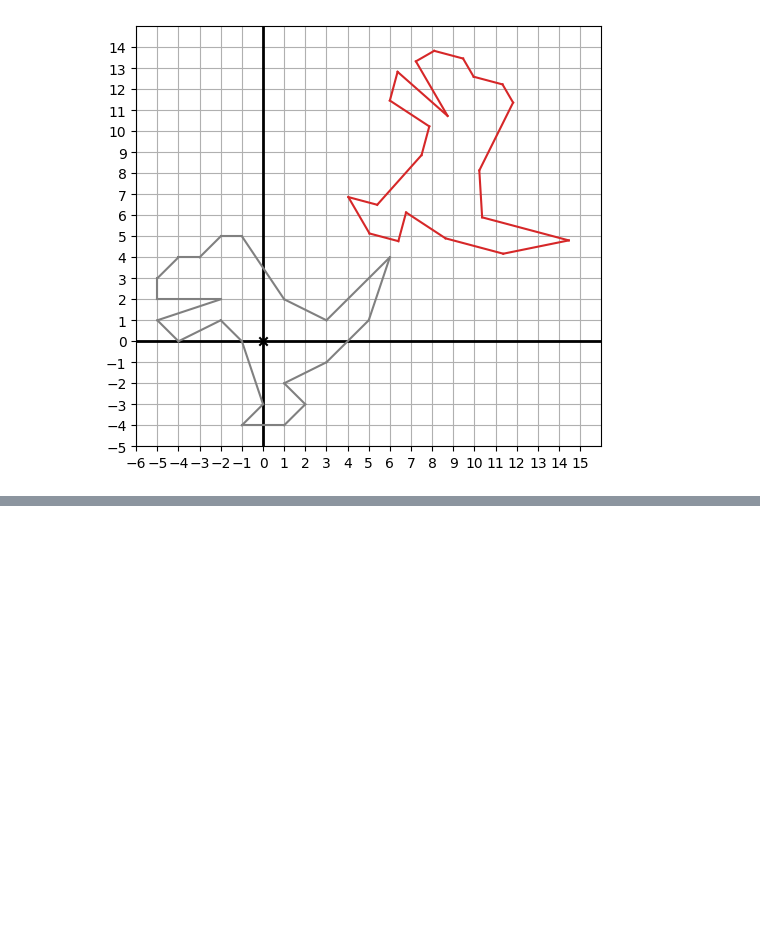
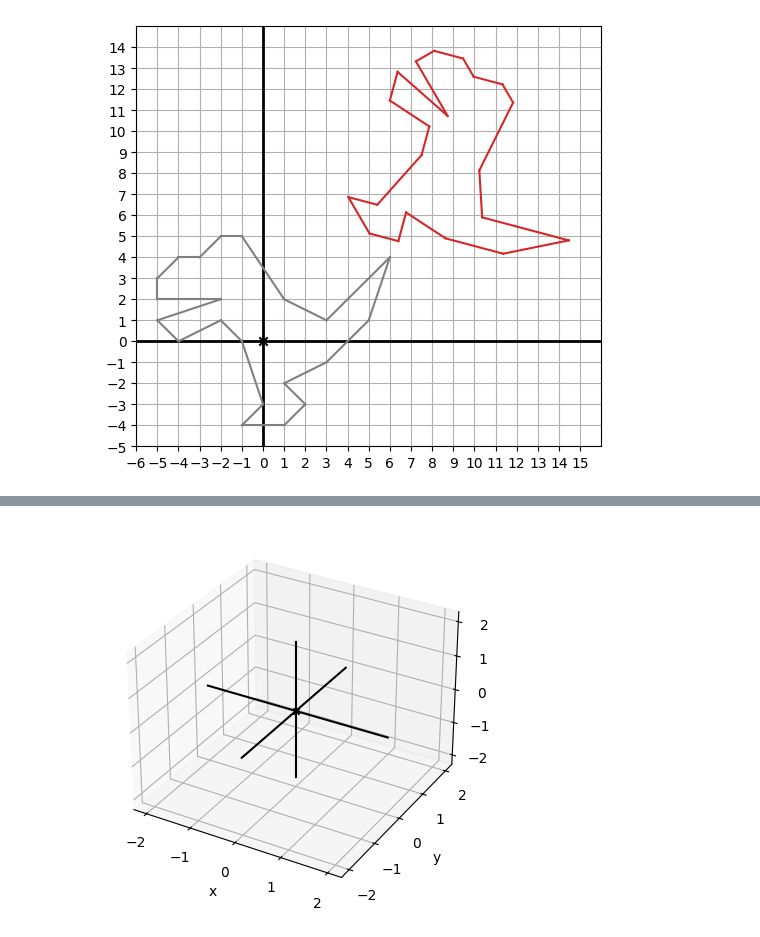
Before and after one commit to vinayakkarigar/hands-on-ML, a Jupyter notebook: fundamentals/1.1-vectors-and-graphics.ipynb, the cells around one changed output, grey strips where cells are left out. Saved outputs shown, nothing was run; the diff lists cells and outputs as text; code cells hidden in the pictures; blank space fills up the shorter version.

```diff
--- a/fundamentals/1.1-vectors-and-graphics.ipynb
+++ b/fundamentals/1.1-vectors-and-graphics.ipynb
@@ -182,0 +194,5 @@ draw(
+# %%
+# Empty 3D Grid
+draw3d()
+# %% [output]
+[figure, added]
```
Also changed, not shown: parts of 5 cells of this notebook.
